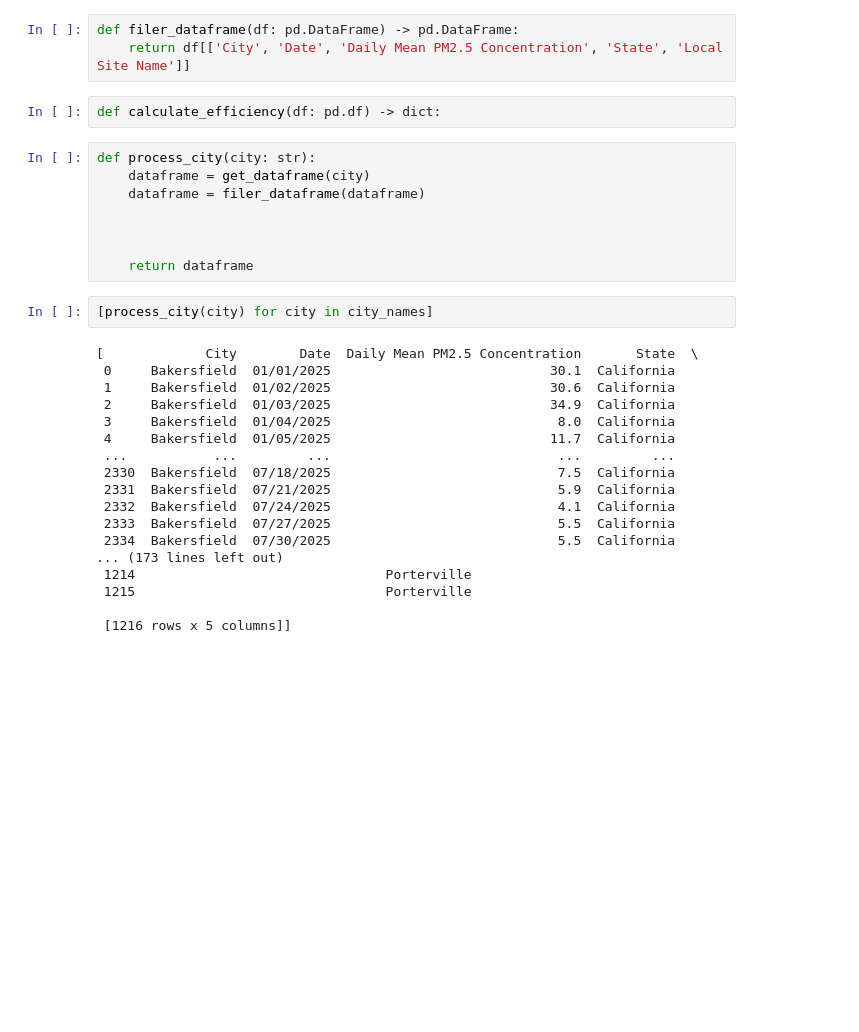
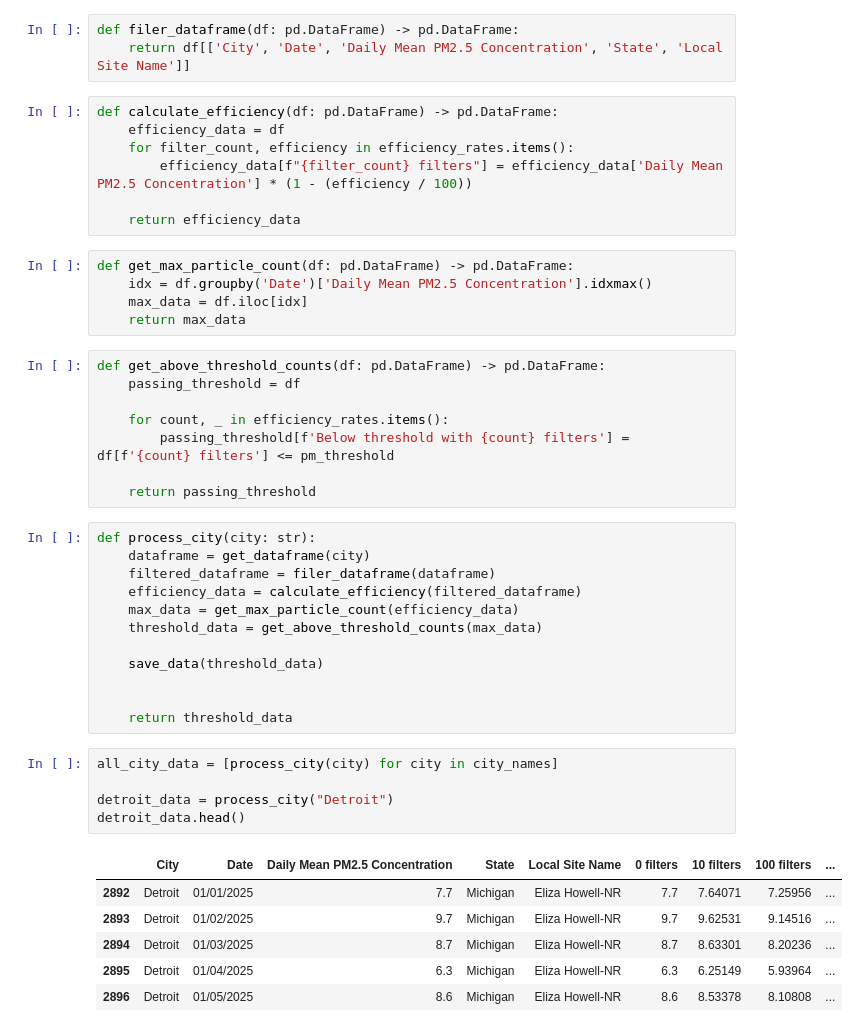
Before and after one commit to AKonicki26/sci150final, a Jupyter notebook: sample.ipynb, the cells around one changed output. Cells and saved outputs as stored; diff of their text form; blank space fills up the shorter version.

```diff
--- a/sample.ipynb
+++ b/sample.ipynb
@@ -19,32 +30,46 @@ def get_dataframe(city: str) -> pd.DataFrame:
 def filer_dataframe(df: pd.DataFrame) -> pd.DataFrame:
     return df[['City', 'Date', 'Daily Mean PM2.5 Concentration', 'State', 'Local Site Name']]
 # %%
-def calculate_efficiency(df: pd.df) -> dict:
+def calculate_efficiency(df: pd.DataFrame) -> pd.DataFrame:
+    efficiency_data = df
+    for filter_count, efficiency in efficiency_rates.items():
+        efficiency_data[f"{filter_count} filters"] = efficiency_data['Daily Mean PM2.5 Concentration'] * (1 - (efficiency / 100))
+
+    return efficiency_data
+# %%
+def get_max_particle_count(df: pd.DataFrame) -> pd.DataFrame:
+    idx = df.groupby('Date')['Daily Mean PM2.5 Concentration'].idxmax()
+    max_data = df.iloc[idx]
+    return max_data
+# %%
+def get_above_threshold_counts(df: pd.DataFrame) -> pd.DataFrame:
+    passing_threshold = df
+
+    for count, _ in efficiency_rates.items():
+        passing_threshold[f'Below threshold with {count} filters'] = df[f'{count} filters'] <= pm_threshold
+
+    return passing_threshold
 # %%
 def process_city(city: str):
     dataframe = get_dataframe(city)
-    dataframe = filer_dataframe(dataframe)
+    filtered_dataframe = filer_dataframe(dataframe)
+    efficiency_data = calculate_efficiency(filtered_dataframe)
+    max_data = get_max_particle_count(efficiency_data)
+    threshold_data = get_above_threshold_counts(max_data)
+
+    save_data(threshold_data)
 
 
-
-    return dataframe
+    return threshold_data
 # %%
-[process_city(city) for city in city_names]
+all_city_data = [process_city(city) for city in city_names]
+
+detroit_data = process_city("Detroit")
+detroit_data.head()
 # %% [output]
-[             City        Date  Daily Mean PM2.5 Concentration       State  \
- 0     Bakersfield  01/01/2025                            30.1  California
- 1     Bakersfield  01/02/2025                            30.6  California
- 2     Bakersfield  01/03/2025                            34.9  California
- 3     Bakersfield  01/04/2025                             8.0  California
- 4     Bakersfield  01/05/2025                            11.7  California
- ...           ...         ...                             ...         ...
- 2330  Bakersfield  07/18/2025                             7.5  California
- 2331  Bakersfield  07/21/2025                             5.9  California
- 2332  Bakersfield  07/24/2025                             4.1  California
- 2333  Bakersfield  07/27/2025                             5.5  California
- 2334  Bakersfield  07/30/2025                             5.5  California
-... (173 lines left out)
- 1214                                Porterville
- 1215                                Porterville
-
- [1216 rows x 5 columns]]
+|  | City | Date | Daily Mean PM2.5 Concentration | State | Local Site Name | 0 filters | 10 filters | 100 filters | ... |
+| 2892 | Detroit | 01/01/2025 | 7.7 | Michigan | Eliza Howell-NR | 7.7 | 7.64071 | 7.25956 | ... |
+| 2893 | Detroit | 01/02/2025 | 9.7 | Michigan | Eliza Howell-NR | 9.7 | 9.62531 | 9.14516 | ... |
+| 2894 | Detroit | 01/03/2025 | 8.7 | Michigan | Eliza Howell-NR | 8.7 | 8.63301 | 8.20236 | ... |
+| 2895 | Detroit | 01/04/2025 | 6.3 | Michigan | Eliza Howell-NR | 6.3 | 6.25149 | 5.93964 | ... |
+| 2896 | Detroit | 01/05/2025 | 8.6 | Michigan | Eliza Howell-NR | 8.6 | 8.53378 | 8.10808 | ... |
```
Also changed, not shown: parts of 7 cells of this notebook, 7 other files.
